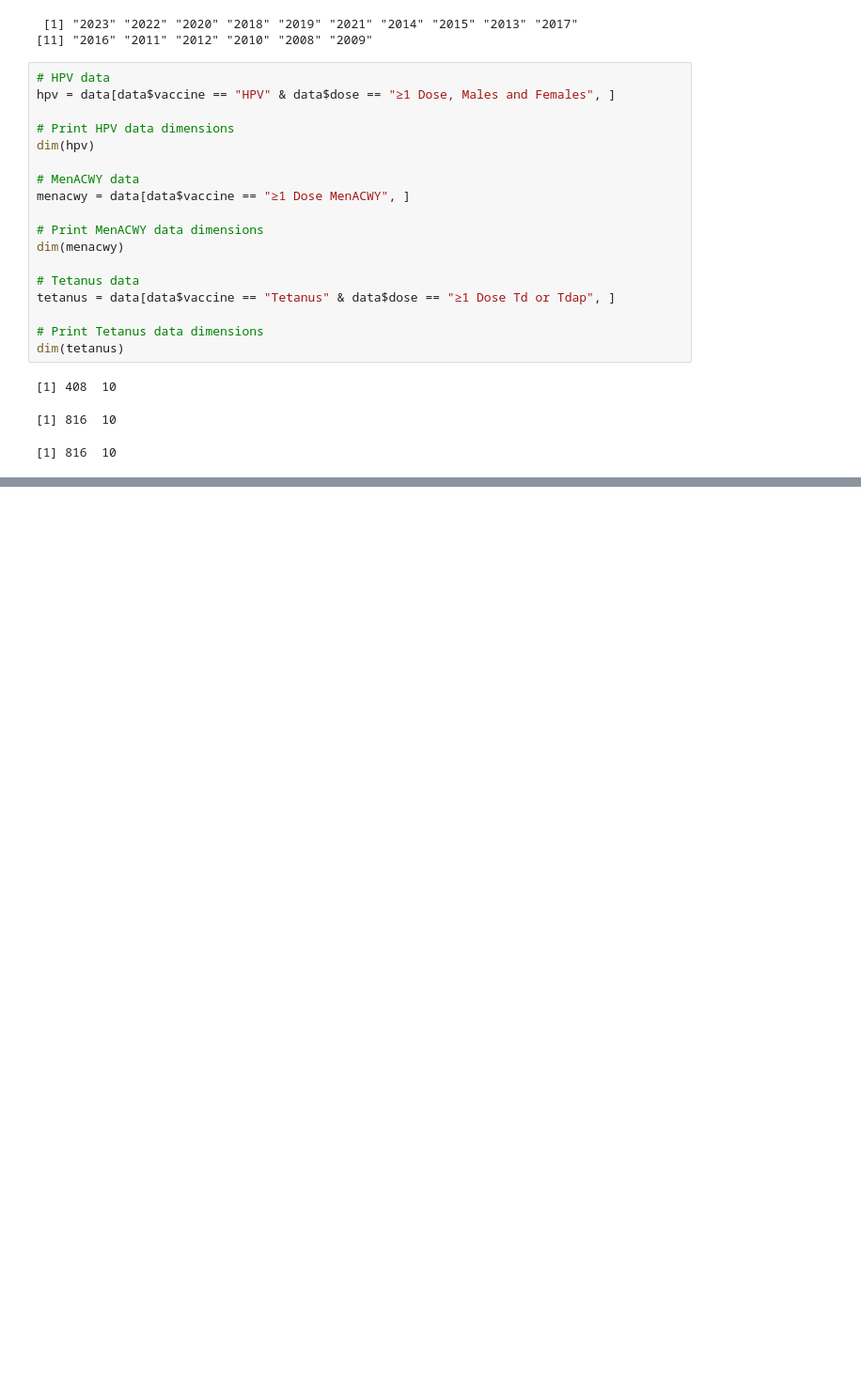
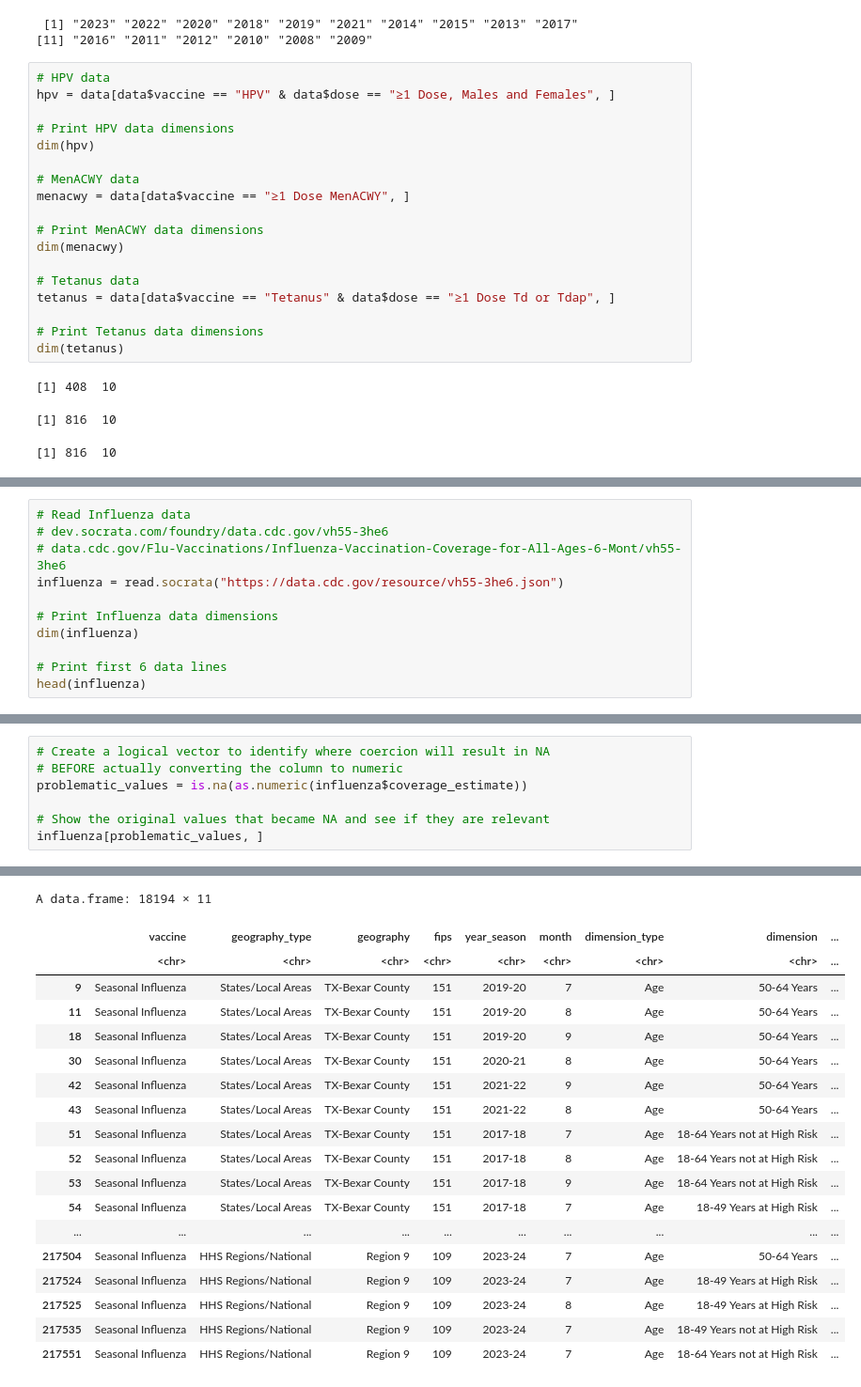
Before and after one commit to Kiron-Ang/Vaccination, a Jupyter notebook: vaccination.ipynb, the cells around one changed output, grey strips where cells are left out. Shown: that part at 94% size. Drawn from its saved outputs; the diff is of its cells as text; blank space fills up the shorter version.

```diff
--- a/vaccination.ipynb
+++ b/vaccination.ipynb
@@ -295,0 +304,11 @@ A data.frame: 24 × 10
+# %%
+# Read Influenza data
+# dev.socrata.com/foundry/data.cdc.gov/vh55-3he6
+# data.cdc.gov/Flu-Vaccinations/Influenza-Vaccination-Coverage-for-All-Ages-6-Mont/vh55-3he6
+influenza = read.socrata("https://data.cdc.gov/resource/vh55-3he6.json")
+
+# Print Influenza data dimensions
+dim(influenza)
+
+# Print first 6 data lines
+head(influenza)
@@ -295,0 +326,8 @@ A data.frame: 24 × 10
+# %%
+# Create a logical vector to identify where coercion will result in NA
+# BEFORE actually converting the column to numeric
+problematic_values = is.na(as.numeric(influenza$coverage_estimate))
+
+# Show the original values that became NA and see if they are relevant
+influenza[problematic_values, ]
+# %% [output]
@@ -295,0 +336,19 @@ A data.frame: 24 × 10
+A data.frame: 18194 × 11
+|  | vaccine | geography_type | geography | fips | year_season | month | dimension_type | dimension | ... |
+|  | <chr> | <chr> | <chr> | <chr> | <chr> | <chr> | <chr> | <chr> | ... |
+| 9 | Seasonal Influenza | States/Local Areas | TX-Bexar County | 151 | 2019-20 | 7 | Age | 50-64 Years | ... |
+| 11 | Seasonal Influenza | States/Local Areas | TX-Bexar County | 151 | 2019-20 | 8 | Age | 50-64 Years | ... |
+| 18 | Seasonal Influenza | States/Local Areas | TX-Bexar County | 151 | 2019-20 | 9 | Age | 50-64 Years | ... |
+| 30 | Seasonal Influenza | States/Local Areas | TX-Bexar County | 151 | 2020-21 | 8 | Age | 50-64 Years | ... |
+| 42 | Seasonal Influenza | States/Local Areas | TX-Bexar County | 151 | 2021-22 | 9 | Age | 50-64 Years | ... |
+| 43 | Seasonal Influenza | States/Local Areas | TX-Bexar County | 151 | 2021-22 | 8 | Age | 50-64 Years | ... |
+| 51 | Seasonal Influenza | States/Local Areas | TX-Bexar County | 151 | 2017-18 | 7 | Age | 18-64 Years not at High Risk | ... |
+| 52 | Seasonal Influenza | States/Local Areas | TX-Bexar County | 151 | 2017-18 | 8 | Age | 18-64 Years not at High Risk | ... |
+| 53 | Seasonal Influenza | States/Local Areas | TX-Bexar County | 151 | 2017-18 | 9 | Age | 18-64 Years not at High Risk | ... |
+| 54 | Seasonal Influenza | States/Local Areas | TX-Bexar County | 151 | 2017-18 | 7 | Age | 18-49 Years at High Risk | ... |
+| ... | ... | ... | ... | ... | ... | ... | ... | ... | ... |
+| 217504 | Seasonal Influenza | HHS Regions/National | Region 9 | 109 | 2023-24 | 7 | Age | 50-64 Years | ... |
+| 217524 | Seasonal Influenza | HHS Regions/National | Region 9 | 109 | 2023-24 | 7 | Age | 18-49 Years at High Risk | ... |
+| 217525 | Seasonal Influenza | HHS Regions/National | Region 9 | 109 | 2023-24 | 8 | Age | 18-49 Years at High Risk | ... |
+| 217535 | Seasonal Influenza | HHS Regions/National | Region 9 | 109 | 2023-24 | 7 | Age | 18-49 Years not at High Risk | ... |
+| 217551 | Seasonal Influenza | HHS Regions/National | Region 9 | 109 | 2023-24 | 7 | Age | 18-64 Years not at High Risk | ... |
```
Also changed, not shown: parts of 24 cells of this notebook.
